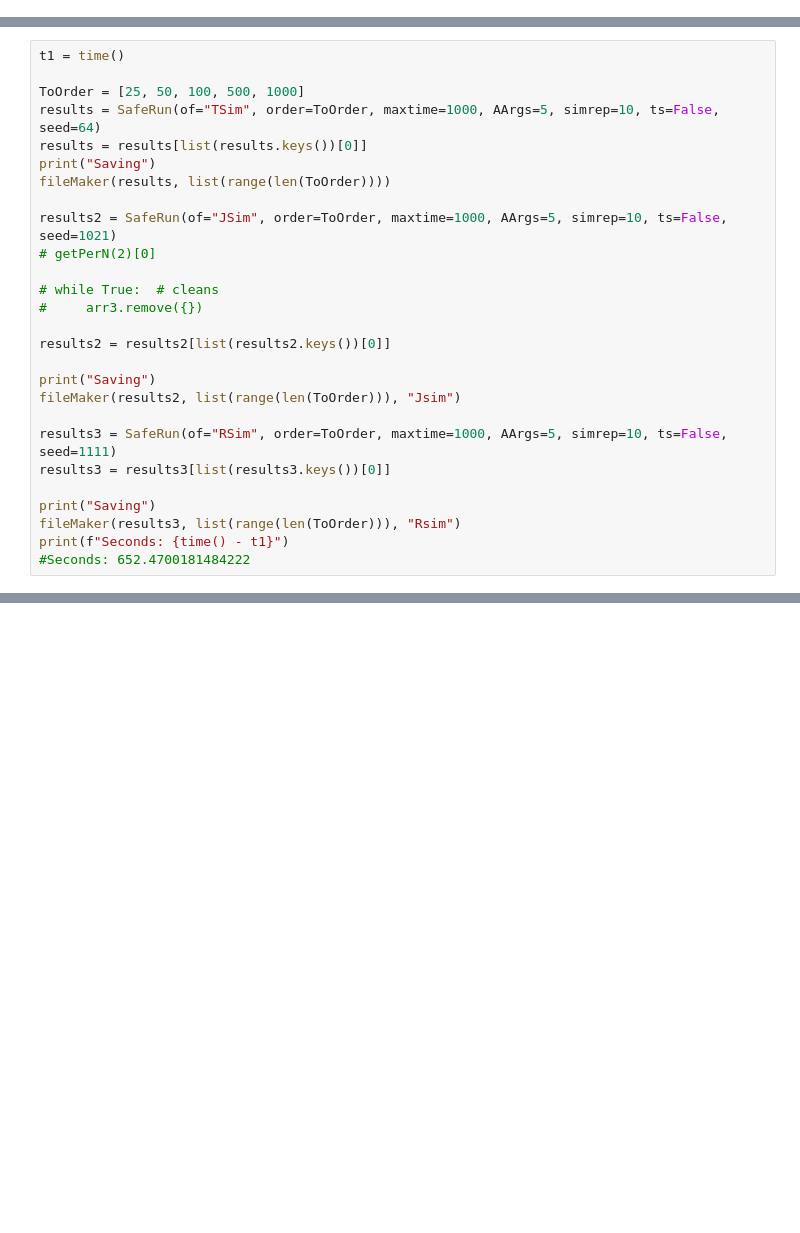
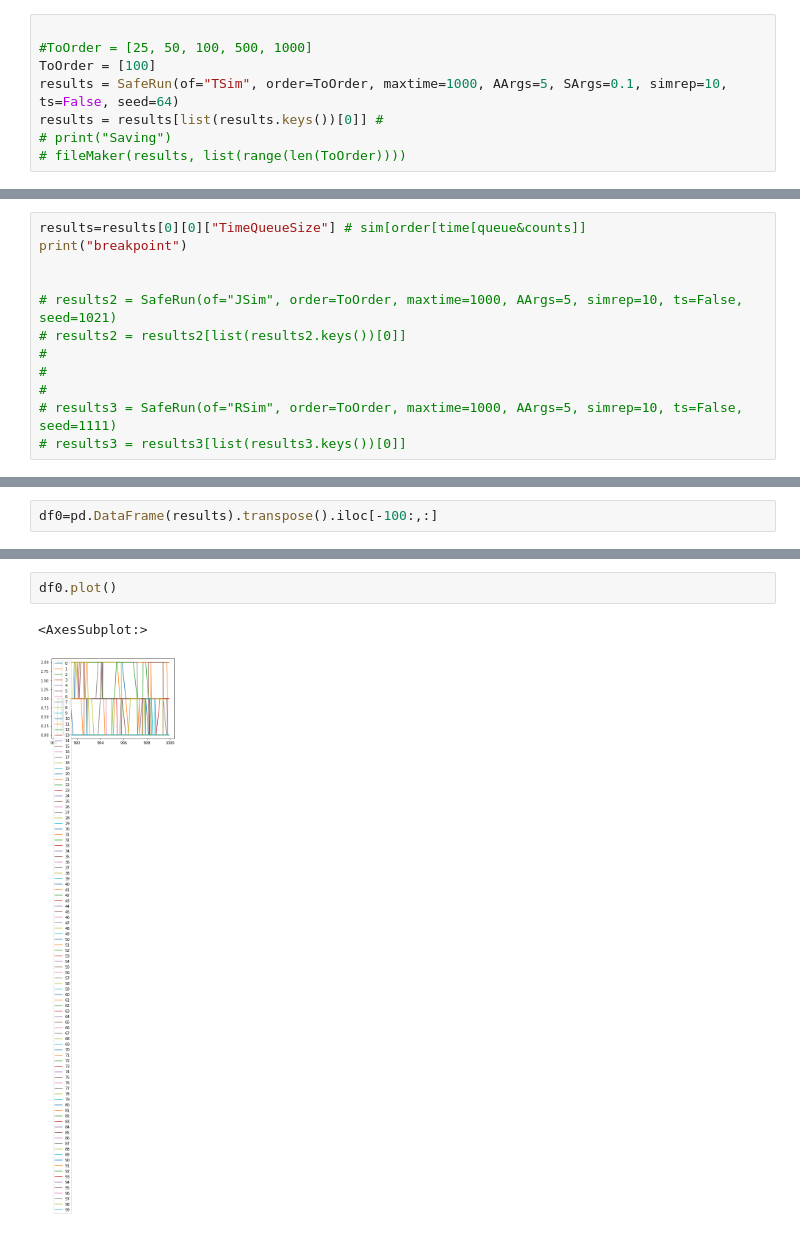
Before and after one commit to aarjaneiro/RedundancyPaper, a Jupyter notebook: Analysis/Slurm_Cluster/hpc_nb.ipynb, the cells around one changed output, grey strips where cells are left out. Drawn from its saved outputs; the diff is of its cells as text; blank space fills up the shorter version.

```diff
--- a/Analysis/Slurm_Cluster/hpc_nb.ipynb
+++ b/Analysis/Slurm_Cluster/hpc_nb.ipynb
@@ -175,3 +169,11 @@ from redundancy.pqTools import fileMaker
 # In[ ]:
 # %% [output]
 12
+# %%
+
+#ToOrder = [25, 50, 100, 500, 1000]
+ToOrder = [100]
+results = SafeRun(of="TSim", order=ToOrder, maxtime=1000, AArgs=5, SArgs=0.1, simrep=10, ts=False, seed=64)
+results = results[list(results.keys())[0]] #
+# print("Saving")
+# fileMaker(results, list(range(len(ToOrder))))
@@ -178,28 +183,13 @@ from redundancy.pqTools import fileMaker
 # %%
-t1 = time()
+results=results[0][0]["TimeQueueSize"] # sim[order[time[queue&counts]]
+print("breakpoint")
 
-ToOrder = [25, 50, 100, 500, 1000]
-results = SafeRun(of="TSim", order=ToOrder, maxtime=1000, AArgs=5, simrep=10, ts=False, seed=64)
-results = results[list(results.keys())[0]]
-print("Saving")
-fileMaker(results, list(range(len(ToOrder))))
 
-results2 = SafeRun(of="JSim", order=ToOrder, maxtime=1000, AArgs=5, simrep=10, ts=False, seed=1021)
-# getPerN(2)[0]
-
-# while True:  # cleans
-#     arr3.remove({})
-
-results2 = results2[list(results2.keys())[0]]
-
-print("Saving")
-fileMaker(results2, list(range(len(ToOrder))), "Jsim")
-
-results3 = SafeRun(of="RSim", order=ToOrder, maxtime=1000, AArgs=5, simrep=10, ts=False, seed=1111)
-results3 = results3[list(results3.keys())[0]]
-
-print("Saving")
-fileMaker(results3, list(range(len(ToOrder))), "Rsim")
-print(f"Seconds: {time() - t1}")
-#Seconds: 652.4700181484222
+# results2 = SafeRun(of="JSim", order=ToOrder, maxtime=1000, AArgs=5, simrep=10, ts=False, seed=1021)
+# results2 = results2[list(results2.keys())[0]]
+#
+#
+#
+# results3 = SafeRun(of="RSim", order=ToOrder, maxtime=1000, AArgs=5, simrep=10, ts=False, seed=1111)
+# results3 = results3[list(results3.keys())[0]]
 # %% [output]
@@ -222,0 +197,2 @@ Seconds: 652.4700181484222
+# %%
+df0=pd.DataFrame(results).transpose().iloc[-100:,:]
@@ -222,0 +212,5 @@ Seconds: 652.4700181484222
+# %%
+df0.plot()
+# %% [output]
+<AxesSubplot:>
+[figure, added]
```
Also changed, not shown: parts of 6 cells of this notebook, 4 other files.
